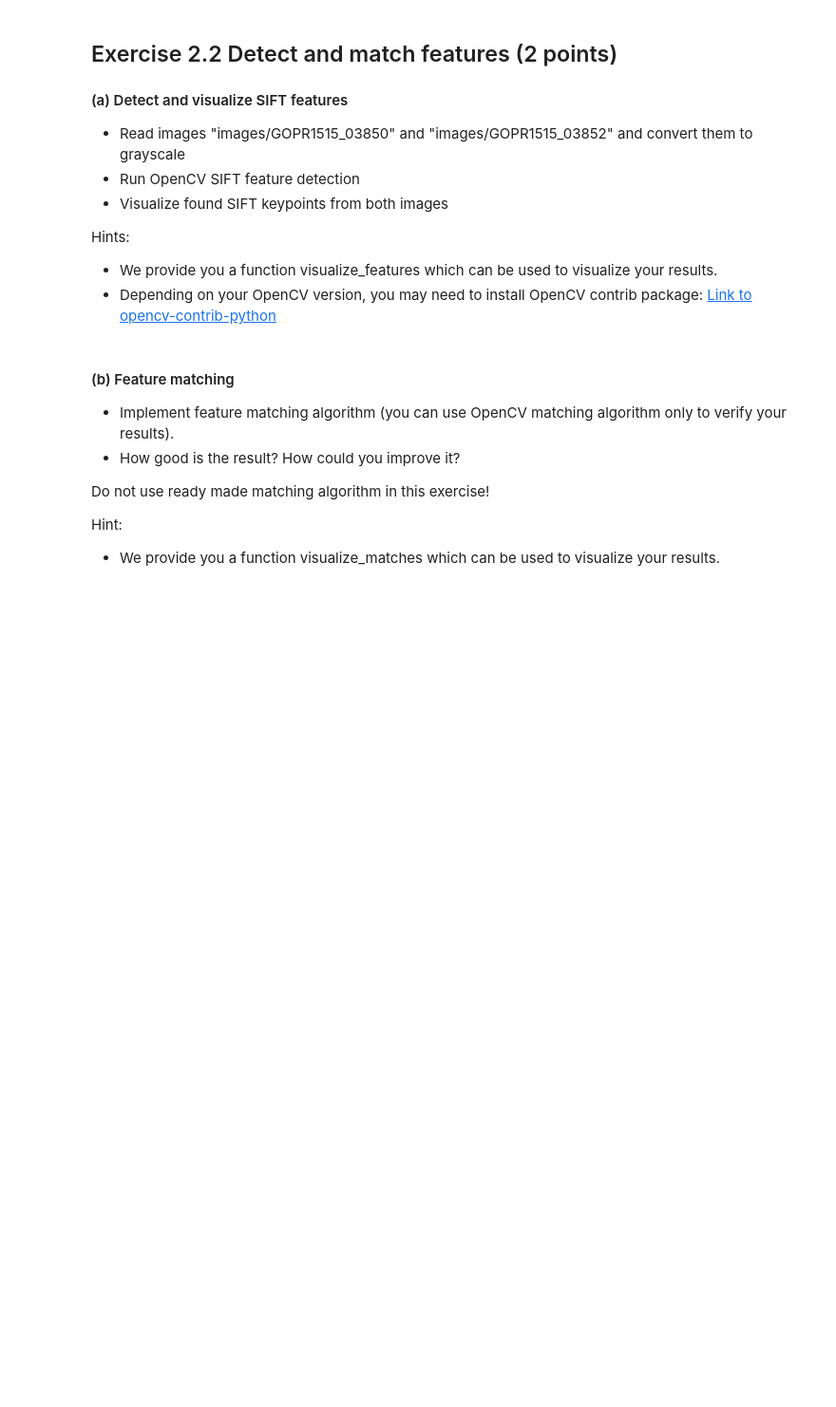
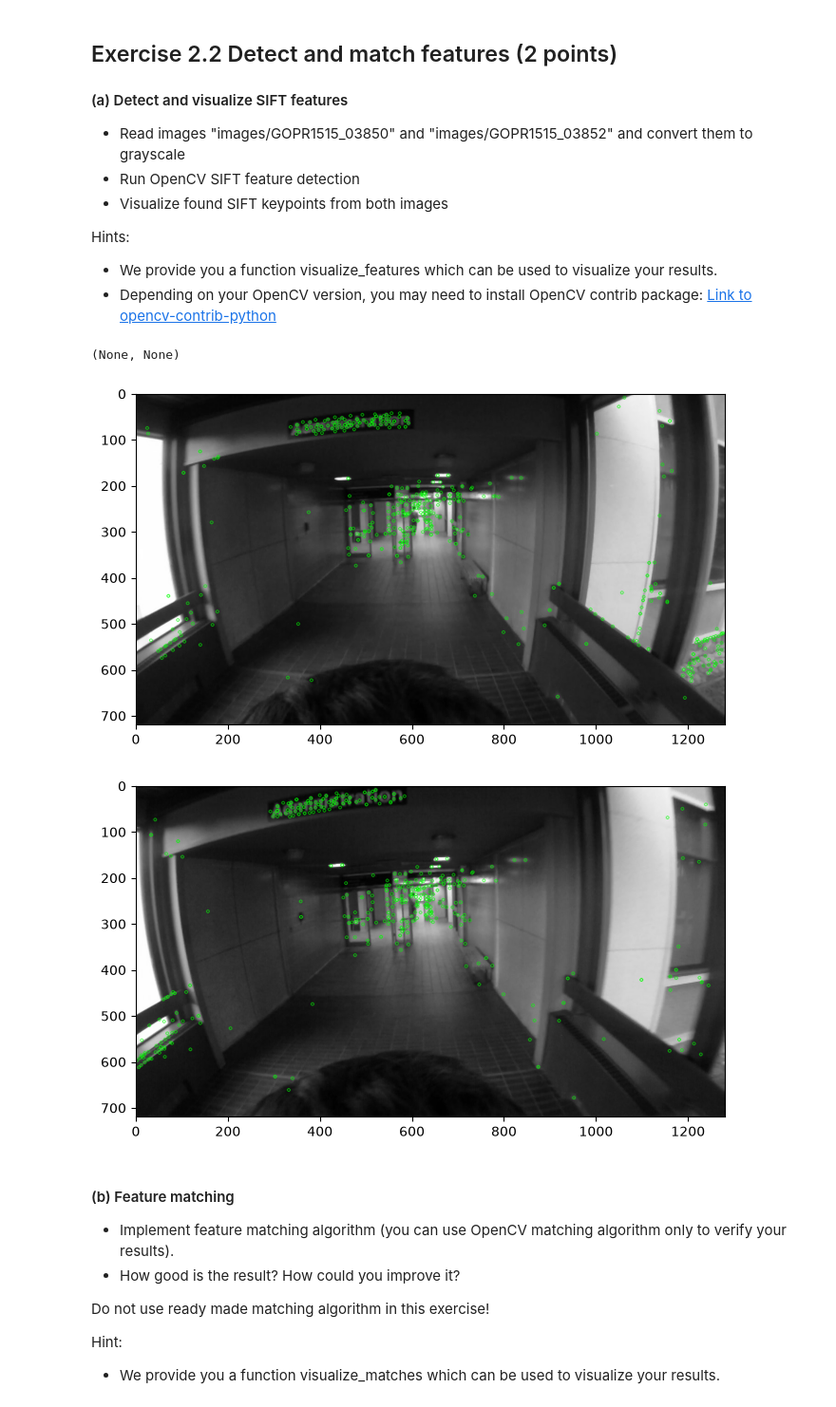
Before and after one commit to SepeZeus/compvis-exercises, a Jupyter notebook: CV-2026-exercises-02.ipynb, the cells around one changed output. Shown at 95% size. Saved outputs shown, nothing was run; the diff lists cells and outputs as text; code cells hidden in the pictures; blank space fills up the shorter version.

```diff
--- a/CV-2026-exercises-02.ipynb
+++ b/CV-2026-exercises-02.ipynb
@@ -381,7 +381,22 @@ def visualize_features(image, kp):
     plt.figure(figsize=(8, 6), dpi=100)
     plt.imshow(display)
 # %%
-# Answer here
+img1 = cv2.imread("images/GOPR1515_03850.jpg")
+img1 = cv2.cvtColor(img1, cv2.COLOR_BGR2GRAY)
+img2 = cv2.imread("images/GOPR1515_03852.jpg")
+img2 = cv2.cvtColor(img2, cv2.COLOR_BGR2GRAY)
+
+sift = cv2.SIFT_create()
+
+img1_keypoints, img1_descriptors = sift.detectAndCompute(img1, None)
+img2_keypoints, img2_descriptors = sift.detectAndCompute(img2, None)
+
+visualize_features(img1, img1_keypoints), \
+visualize_features(img2, img2_keypoints),
+# %% [output]
+(None, None)
+[figure, added]
+[figure, added]
 # %% [markdown]
 #### (b) Feature matching
 
```
